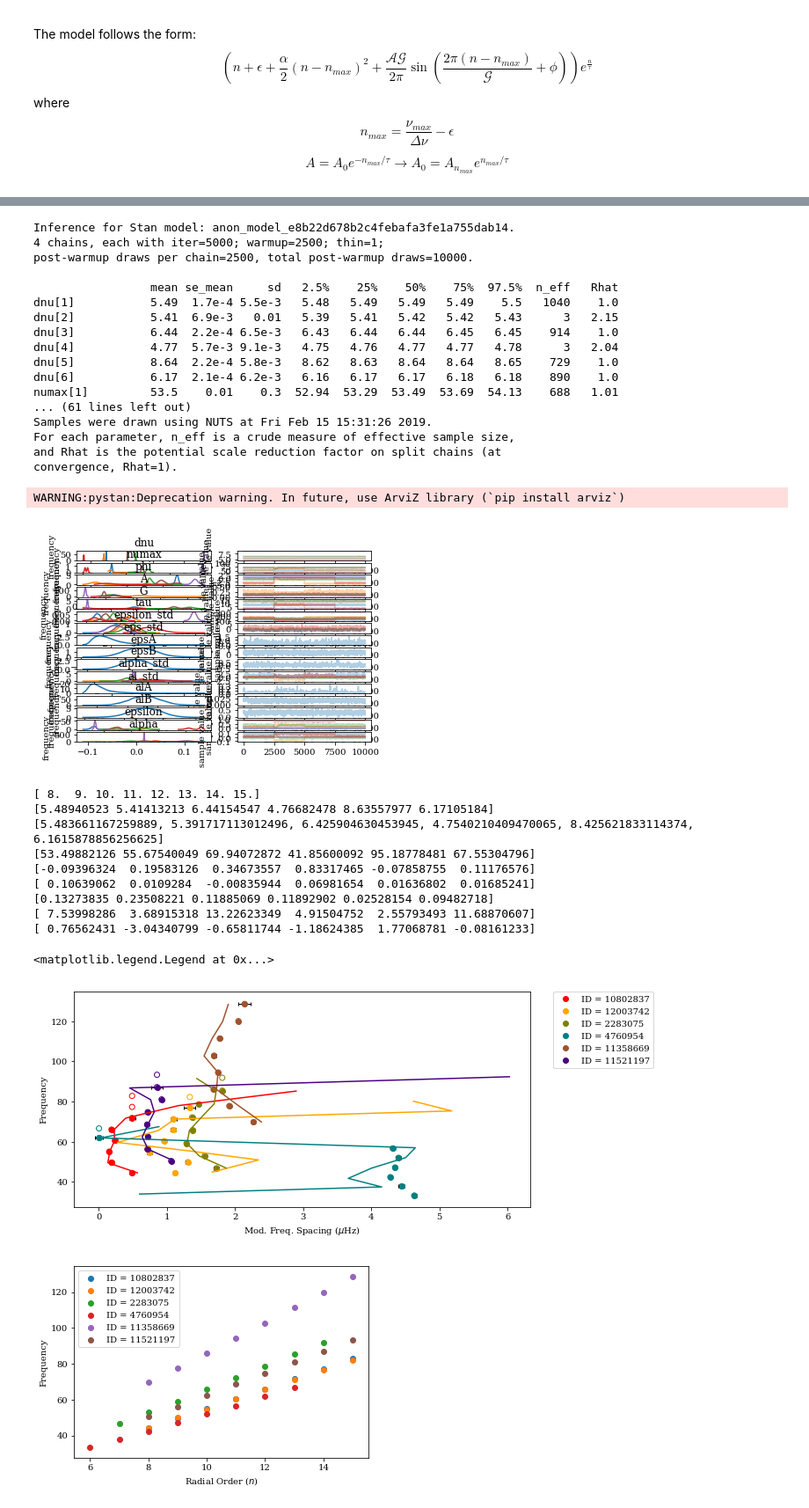
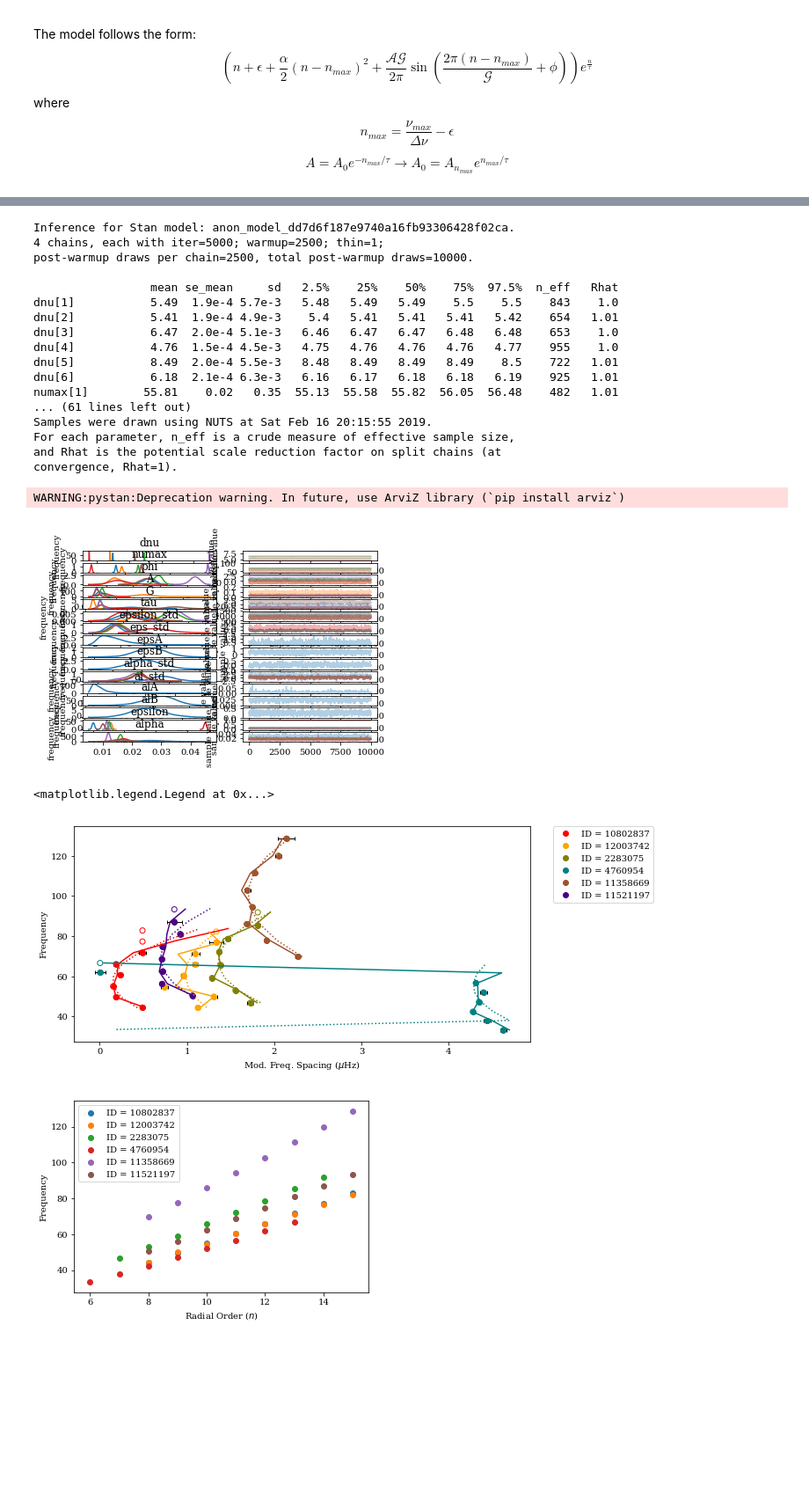
Before and after one commit to daw538/y4project, a Jupyter notebook: Dan_notebooks/rgdata-hbm-tau.ipynb, the cells around one changed output, grey strips where cells are left out. Shown at 88% size. Drawn from its saved outputs; the diff is of its cells as text; code cells hidden in the pictures; blank space fills up the shorter version.

Commit message:
It works!! Completed working HBM including decay parameter with good convergence.

```diff
--- a/Dan_notebooks/rgdata-hbm-tau.ipynb
+++ b/Dan_notebooks/rgdata-hbm-tau.ipynb
@@ -77,7 +77,7 @@ nmax = numax_obs/dnu_avgarr - epsilon
 alpha = 0.015*dnu_avgarr**(-0.32)
 A = 0.06*dnu_avgarr**(-0.88)
 G = np.ones([len(IDs)])*3.08
-tau = np.ones([len(IDs)])*10
+tau = np.ones([len(IDs)])*200
 phi = np.ones([len(IDs)])*1.71
 # %% [markdown]
 The data for the different stars can be viewed on an Échelle Diagram.
@@ -235,7 +247,7 @@ start = {'dnu': dnu_avgarr,
          'alpha': no_tau['alpha'],
          'A': no_tau['A'],
          'G': no_tau['G'],
-         'phi': phi,
+         'phi': no_tau['phi'],
          'epsA': 0.601,
          'epsB': 0.632,
          'alA': 0.015,
@@ -243,7 +255,7 @@ start = {'dnu': dnu_avgarr,
          #'AA': 0.06,
          #'AB': 0.88,
          #'GA': 3.08
-         'tau': tau
+         'tau': np.ones([len(IDs)])*500
     }
 nchains = 4
 
@@ -269,20 +266,20 @@ WARNING:pystan:Run again with max_treedepth larger than 10 to avoid saturation
 # %%
 print(fit)
 # %% [output]
-Inference for Stan model: anon_model_e8b22d678b2c4febafa3fe1a755dab14.
+Inference for Stan model: anon_model_dd7d6f187e9740a16fb93306428f02ca.
 4 chains, each with iter=5000; warmup=2500; thin=1;
 post-warmup draws per chain=2500, total post-warmup draws=10000.
 
                  mean se_mean     sd   2.5%    25%    50%    75%  97.5%  n_eff   Rhat
-dnu[1]           5.49  1.7e-4 5.5e-3   5.48   5.49   5.49   5.49    5.5   1040    1.0
-dnu[2]           5.41  6.9e-3   0.01   5.39   5.41   5.42   5.42   5.43      3   2.15
-dnu[3]           6.44  2.2e-4 6.5e-3   6.43   6.44   6.44   6.45   6.45    914    1.0
-dnu[4]           4.77  5.7e-3 9.1e-3   4.75   4.76   4.77   4.77   4.78      3   2.04
-dnu[5]           8.64  2.2e-4 5.8e-3   8.62   8.63   8.64   8.64   8.65    729    1.0
-dnu[6]           6.17  2.1e-4 6.2e-3   6.16   6.17   6.17   6.18   6.18    890    1.0
-numax[1]         53.5    0.01    0.3  52.94  53.29  53.49  53.69  54.13    688   1.01
+dnu[1]           5.49  1.9e-4 5.7e-3   5.48   5.49   5.49    5.5    5.5    843    1.0
+dnu[2]           5.41  1.9e-4 4.9e-3    5.4   5.41   5.41   5.41   5.42    654   1.01
+dnu[3]           6.47  2.0e-4 5.1e-3   6.46   6.47   6.47   6.48   6.48    653    1.0
+dnu[4]           4.76  1.5e-4 4.5e-3   4.75   4.76   4.76   4.76   4.77    955    1.0
+dnu[5]           8.49  2.0e-4 5.5e-3   8.48   8.49   8.49   8.49    8.5    722   1.01
+dnu[6]           6.18  2.1e-4 6.3e-3   6.16   6.17   6.18   6.18   6.19    925   1.01
+numax[1]        55.81    0.02   0.35  55.13  55.58  55.82  56.05  56.48    482   1.01
 ... (61 lines left out)
-Samples were drawn using NUTS at Fri Feb 15 15:31:26 2019.
+Samples were drawn using NUTS at Sat Feb 16 20:15:55 2019.
 For each parameter, n_eff is a crude measure of effective sample size,
 and Rhat is the potential scale reduction factor on split chains (at
 convergence, Rhat=1).
@@ -291,7 +288,7 @@ fit.plot()
 plt.show()
 # %% [output]
 WARNING:pystan:Deprecation warning. In future, use ArviZ library (`pip install arviz`)
-[figure, old version]
+[figure, new version]
 # %%
 #%matplotlib inline
 def model(n,dnu,numax,eps,alpha,A,G,phi,tau):
@@ -300,6 +297,7 @@ def model(n,dnu,numax,eps,alpha,A,G,phi,tau):
          (((A*G)/(2*np.pi)) * np.sin((2*np.pi*(n-nmax))/G + phi)))*dnu*np.exp(-(n-nmax)/(tau))
     return s
 
+no_osc = np.loadtxt('/home/daniel/Documents/y4project/Dan_notebooks/no_osc_models.csv', delimiter=',')
 
 fig = plt.figure(1, figsize=(12,4))
 ax  = fig.add_subplot(111)
@@ -308,77 +306,48 @@ ax.set_position([0.1,0.1,0.6,0.85])
 import itertools
 colours = itertools.cycle(('r', 'orange', 'olive', 'teal', 'sienna', 'indigo'))
 
+params = np.zeros([len(IDs), 8])
+
 for i in np.arange(0,len(IDs),1):
     # Iterate point colour
     colour = next(colours)
+    pts = modesID[i].loc[(modesID[i]['f0_err'] < 10e3)]
     # Plot all frequencies, and errorbars for the 'true' data
     ax.scatter(modesID[i]['f0'] % dnu_avgID[i], modesID[i]['f0'],
                 label='', zorder=-1, facecolors='none', edgecolors=colour)
-    pts = modesID[i].loc[(modesID[i]['f0_err'] < 10e3)]
     ax.scatter(pts['f0'] % dnu_avgID[i], pts['f0'],
                 label=r'ID = '+str(IDs[i]), c=colour)
     ax.errorbar(pts['f0'] % dnu_avgID[i], pts['f0'], xerr=pts['f0_err'],
                         zorder=0, fmt="none", label='', c='k',
                         capsize=2, markersize=4, elinewidth=1)
 
-    # Plot the modelled fit
-    g2 = model(arr_n[i],
-           np.mean(fit['dnu'], axis=0)[i],
+    params[i] = [np.mean(fit['dnu'], axis=0)[i],
            np.mean(fit['numax'], axis=0)[i],
            np.mean(fit['epsilon'], axis=0)[i],
            np.mean(fit['alpha'], axis=0)[i],
            np.mean(fit['A'], axis=0)[i],
            np.mean(fit['G'], axis=0)[i],
            np.mean(fit['phi'], axis=0)[i],
-           np.mean(fit['tau'], axis=0)[i]
-              )
+           np.mean(fit['tau'], axis=0)[i]]
 
+    # Plot the modelled fit
+    g2 = model(arr_n[i], params[i,0], params[i,1], params[i,2], params[i,3],
+               params[i,4], params[i,5], params[i,6], params[i,7])
     ax.plot(g2 % dnu_avgID[i], g2, c=colour)
-'''
-g1 = model(arr_n[0],
-           np.mean(fit['dnu'], axis=0)[0],
-           np.mean(fit['nmax'], axis=0)[0],
-           np.mean(fit['epsilon'], axis=0)[0],
-           np.mean(fit['alpha'], axis=0)[0],
-           np.mean(fit['A'], axis=0)[0],
-           np.mean(fit['G'], axis=0)[0],
-           np.mean(fit['phi'], axis=0)[0],
-           np.mean(fit['tau'], axis=0)[0])
+    ax.plot(no_osc[i] % dnu_avgID[i], no_osc[i], linestyle=':', c=colour)
 
-plt.plot(g1 % np.mean(fit['dnu'], axis=0)[0], g1,
-             label='Fit_2D')
 
-'''
-
-print(arr_n[0])
-print(np.mean(fit['dnu'], axis=0))
-print(dnu_avgID)
-print(np.mean(fit['numax'], axis=0))
-print(np.mean(fit['epsilon'], axis=0))
-print(np.mean(fit['alpha'], axis=0))
-print(np.mean(fit['A'], axis=0))
-print(np.mean(fit['G'], axis=0))
-print(np.mean(fit['phi'], axis=0))
-#print(np.mean(fit['tau'], axis=0))
+np.savetxt('tau_models.csv', params, delimiter=',')
 
 
 plt.legend()
 plt.ylabel('Frequency')
 plt.xlabel(r'Mod. Freq. Spacing ($\mu$Hz)')
 plt.legend(bbox_to_anchor=(1.05, 1), loc=2, borderaxespad=0.)
 #plt.savefig('seminar/somergbseizure.pdf', bbox='tight_layout')
 # %% [output]
-[ 8.  9. 10. 11. 12. 13. 14. 15.]
-[5.48940523 5.41413213 6.44154547 4.76682478 8.63557977 6.17105184]
-[5.483661167259889, 5.391717113012496, 6.425904630453945, 4.7540210409470065, 8.425621833114374, 6.1615878856256625]
-[53.49882126 55.67540049 69.94072872 41.85600092 95.18778481 67.55304796]
-[-0.09396324  0.19583126  0.34673557  0.83317465 -0.07858755  0.11176576]
-[ 0.10639062  0.0109284  -0.00835944  0.06981654  0.01636802  0.01685241]
-[0.13273835 0.23508221 0.11885069 0.11892902 0.02528154 0.09482718]
-[ 7.53998286  3.68915318 13.22623349  4.91504752  2.55793493 11.68870607]
-[ 0.76562431 -3.04340799 -0.65811744 -1.18624385  1.77068781 -0.08161233]
+<matplotlib.legend.Legend at 0x...>
-<matplotlib.legend.Legend at 0x...>
-[figure, old version]
+[figure, new version]
 # %%
 %matplotlib inline
 plt.figure(2)
```
Also changed, not shown: parts of 3 cells of this notebook, 1 other file.
